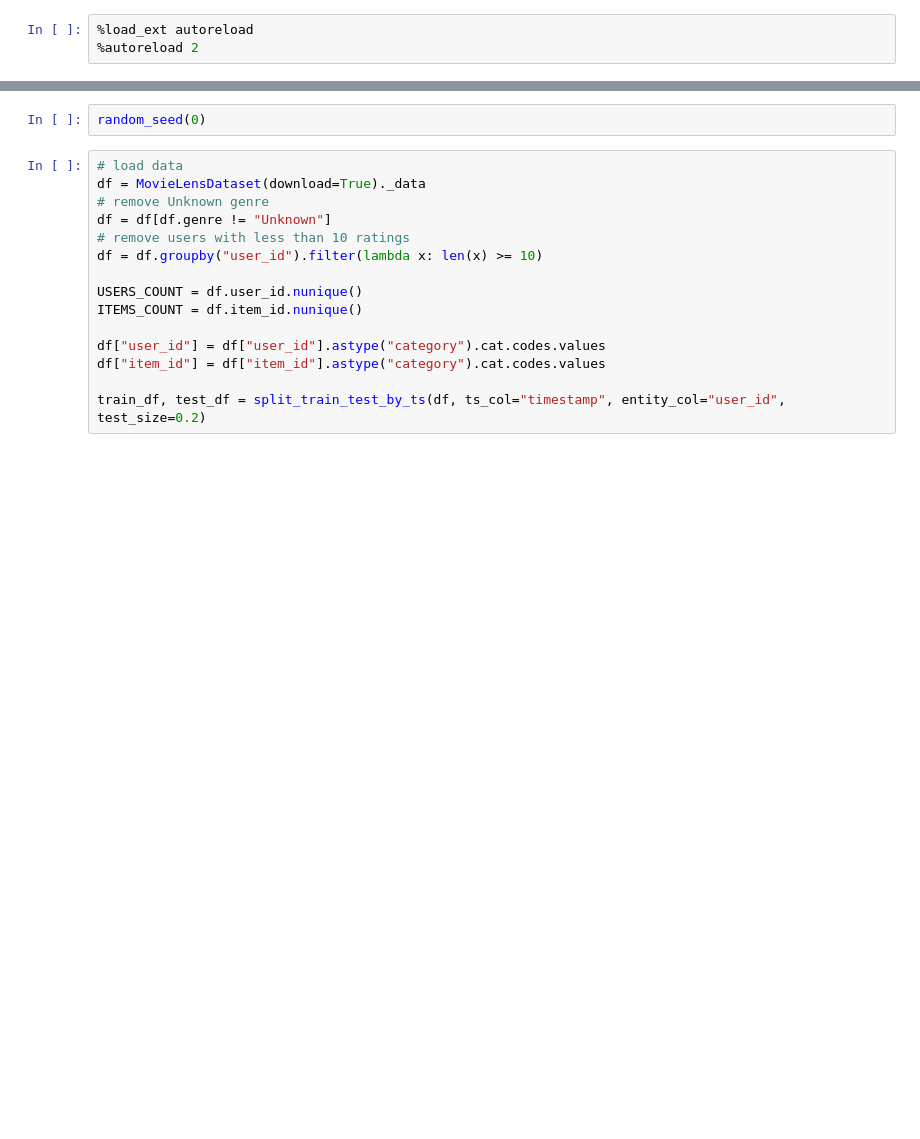
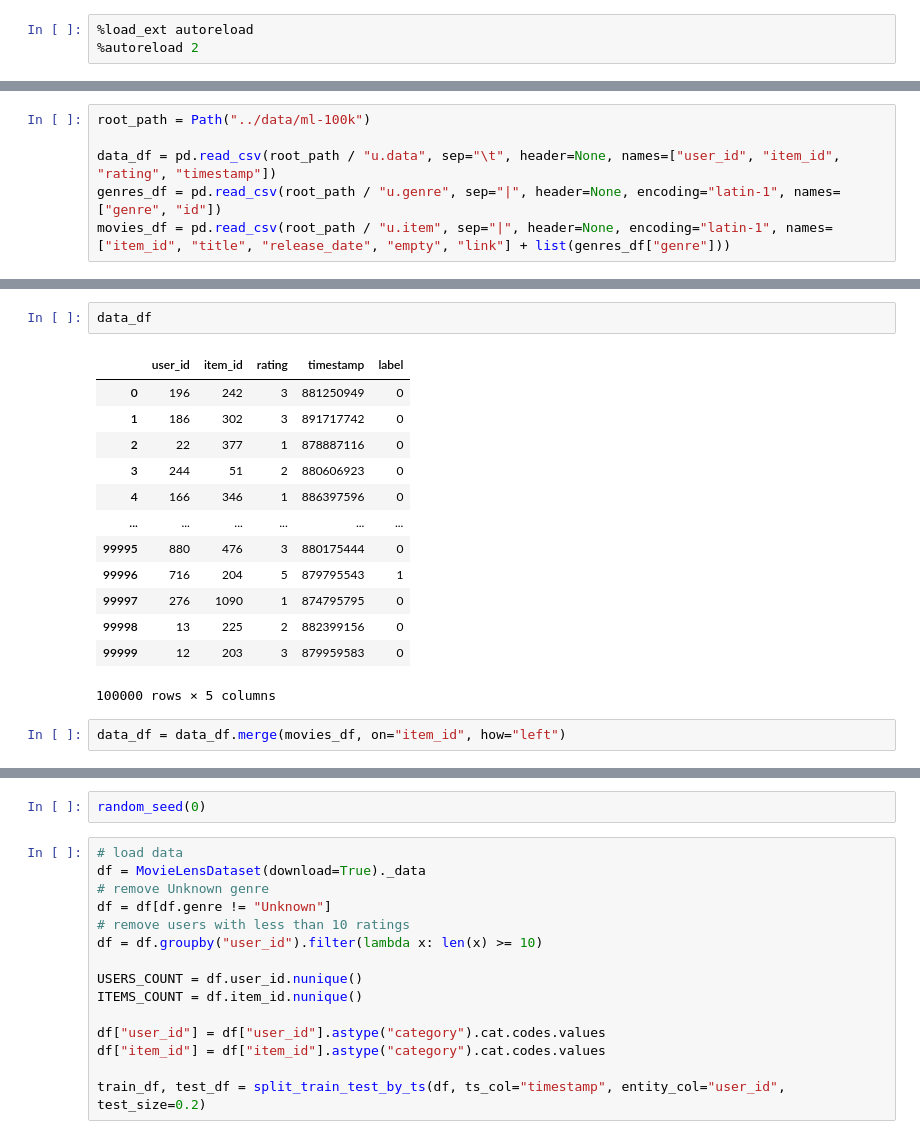
Before and after one commit to dqmis/msc-thesis, a Jupyter notebook: notebooks/movielens.ipynb, the cells around one changed output, grey strips where cells are left out. Cells and saved outputs as stored; diff of their text form; blank space fills up the shorter version.

```diff
--- a/notebooks/movielens.ipynb
+++ b/notebooks/movielens.ipynb
@@ -28,0 +35,6 @@ from src.measures import (
+# %%
+root_path = Path("../data/ml-100k")
+
+data_df = pd.read_csv(root_path / "u.data", sep="\t", header=None, names=["user_id", "item_id", "rating", "timestamp"])
+genres_df = pd.read_csv(root_path / "u.genre", sep="|", header=None, encoding="latin-1", names=["genre", "id"])
+movies_df = pd.read_csv(root_path / "u.item", sep="|", header=None, encoding="latin-1", names=["item_id", "title", "release_date", "empty", "link"] + list(genres_df["genre"]))
@@ -28,0 +71,18 @@ from src.measures import (
+# %%
+data_df
+# %% [output]
+|  | user_id | item_id | rating | timestamp | label |
+| 0 | 196 | 242 | 3 | 881250949 | 0 |
+| 1 | 186 | 302 | 3 | 891717742 | 0 |
+| 2 | 22 | 377 | 1 | 878887116 | 0 |
+| 3 | 244 | 51 | 2 | 880606923 | 0 |
+| 4 | 166 | 346 | 1 | 886397596 | 0 |
+| ... | ... | ... | ... | ... | ... |
+| 99995 | 880 | 476 | 3 | 880175444 | 0 |
+| 99996 | 716 | 204 | 5 | 879795543 | 1 |
+| 99997 | 276 | 1090 | 1 | 874795795 | 0 |
+| 99998 | 13 | 225 | 2 | 882399156 | 0 |
+| 99999 | 12 | 203 | 3 | 879959583 | 0 |
+100000 rows × 5 columns
+# %%
+data_df = data_df.merge(movies_df, on="item_id", how="left")
```
Also changed, not shown: parts of 11 cells of this notebook, 41 other files.
